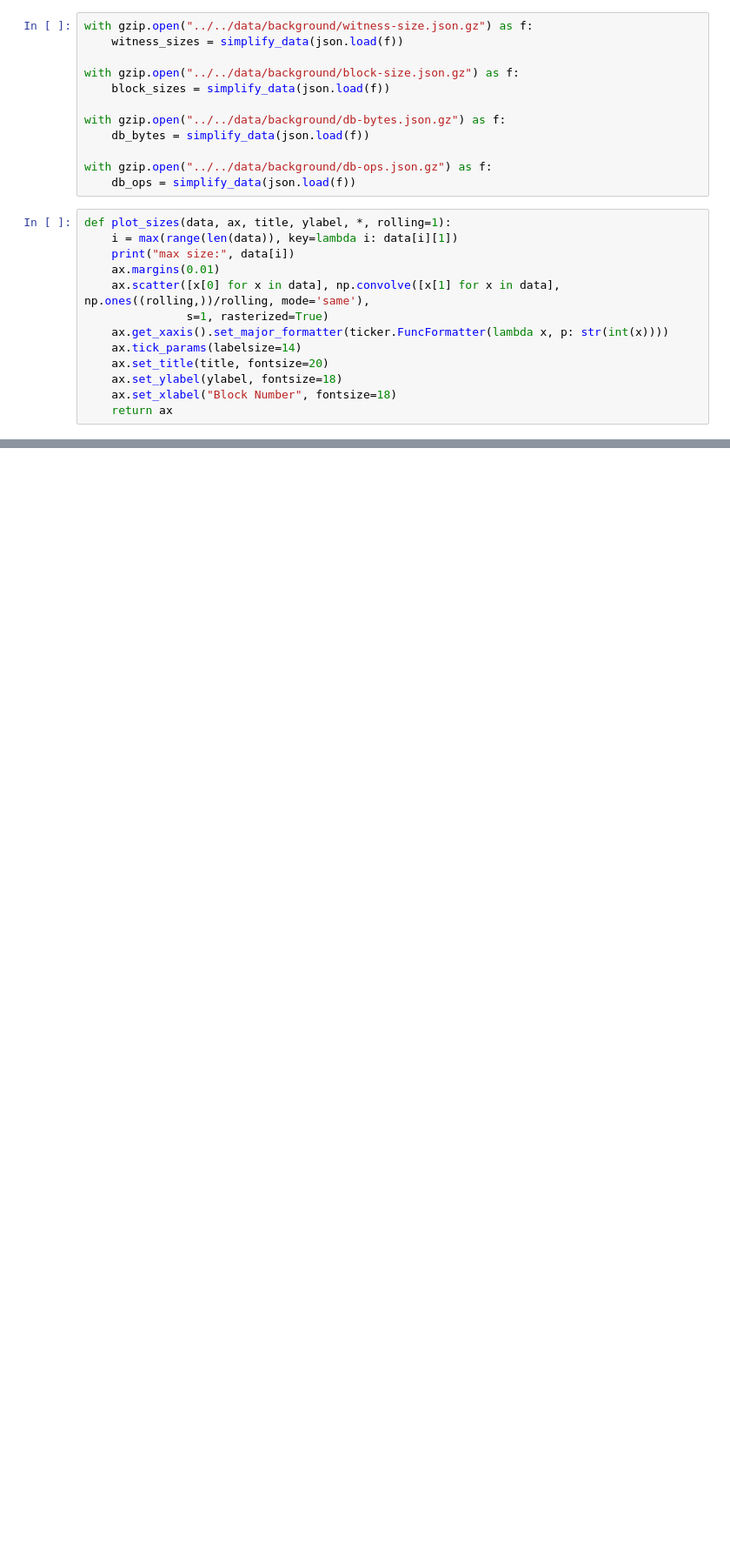
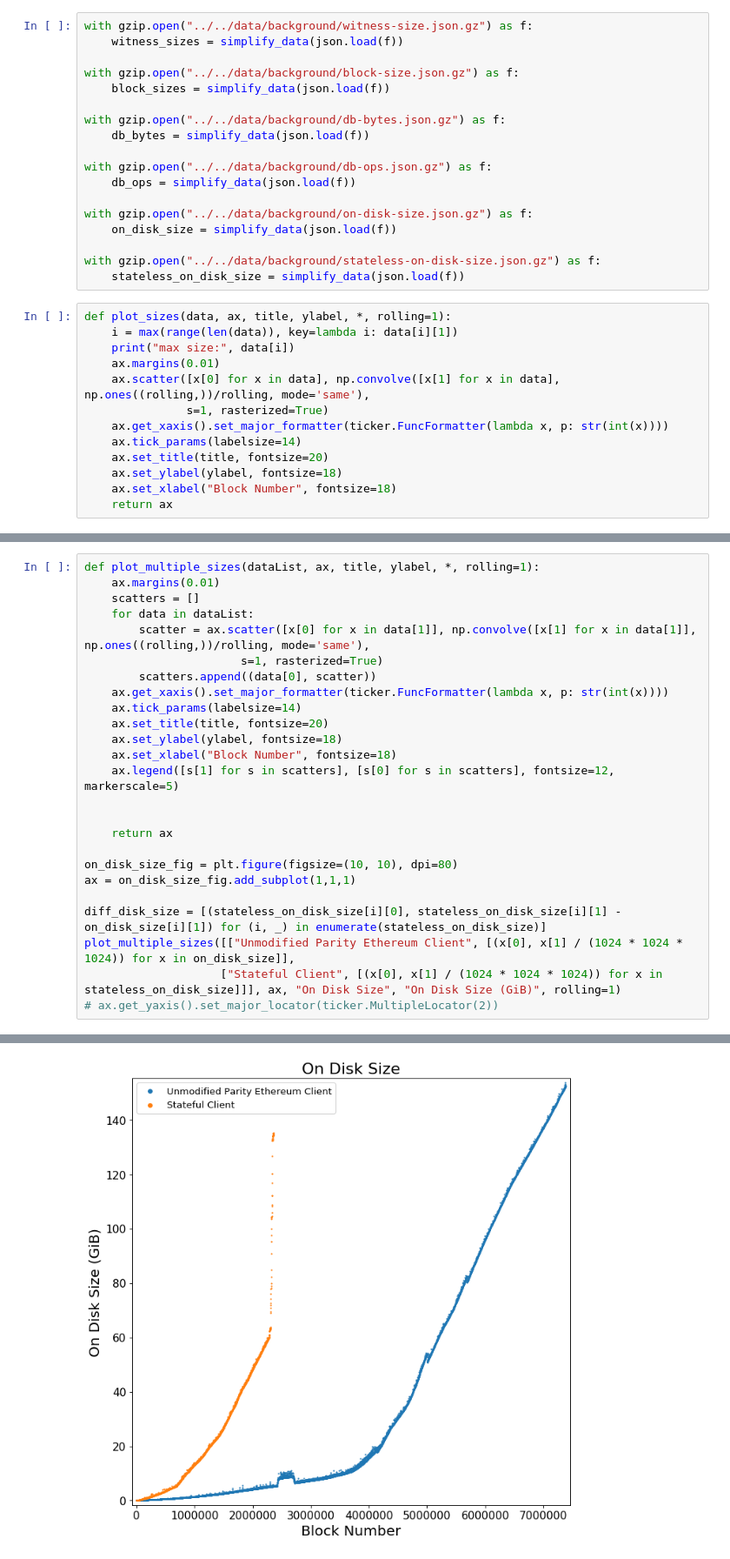
Before and after one commit to souvik1997/thesis, a Jupyter notebook: figures/results/graphs/background/Plots.ipynb, the cells around one changed output, grey strips where cells are left out. Shown at 87% size. Cells and saved outputs as stored; diff of their text form; blank space fills up the shorter version.

Commit message:
add stateless on disk size data and graphs

```diff
--- a/figures/results/graphs/background/Plots.ipynb
+++ b/figures/results/graphs/background/Plots.ipynb
@@ -40,6 +40,12 @@ with gzip.open("../../data/background/db-bytes.json.gz") as f:
 
 with gzip.open("../../data/background/db-ops.json.gz") as f:
     db_ops = simplify_data(json.load(f))
+
+with gzip.open("../../data/background/on-disk-size.json.gz") as f:
+    on_disk_size = simplify_data(json.load(f))
+
+with gzip.open("../../data/background/stateless-on-disk-size.json.gz") as f:
+    stateless_on_disk_size = simplify_data(json.load(f))
 # %%
 def plot_sizes(data, ax, title, ylabel, *, rolling=1):
     i = max(range(len(data)), key=lambda i: data[i][1])
@@ -72,0 +121,26 @@ max size: (2306350, 46.926419258117676)
+# %%
+def plot_multiple_sizes(dataList, ax, title, ylabel, *, rolling=1):
+    ax.margins(0.01)
+    scatters = []
+    for data in dataList:
+        scatter = ax.scatter([x[0] for x in data[1]], np.convolve([x[1] for x in data[1]], np.ones((rolling,))/rolling, mode='same'),
+                       s=1, rasterized=True)
+        scatters.append((data[0], scatter))
+    ax.get_xaxis().set_major_formatter(ticker.FuncFormatter(lambda x, p: str(int(x))))
+    ax.tick_params(labelsize=14)
+    ax.set_title(title, fontsize=20)
+    ax.set_ylabel(ylabel, fontsize=18)
+    ax.set_xlabel("Block Number", fontsize=18)
+    ax.legend([s[1] for s in scatters], [s[0] for s in scatters], fontsize=12, markerscale=5)
+
+
+    return ax
+
+on_disk_size_fig = plt.figure(figsize=(10, 10), dpi=80)
+ax = on_disk_size_fig.add_subplot(1,1,1)
+
+diff_disk_size = [(stateless_on_disk_size[i][0], stateless_on_disk_size[i][1] - on_disk_size[i][1]) for (i, _) in enumerate(stateless_on_disk_size)]
+plot_multiple_sizes([["Unmodified Parity Ethereum Client", [(x[0], x[1] / (1024 * 1024 * 1024)) for x in on_disk_size]],
+                    ["Stateful Client", [(x[0], x[1] / (1024 * 1024 * 1024)) for x in stateless_on_disk_size]]], ax, "On Disk Size", "On Disk Size (GiB)", rolling=1)
+# ax.get_yaxis().set_major_locator(ticker.MultipleLocator(2))
+# %% [output]
@@ -72,0 +148 @@ max size: (2306350, 46.926419258117676)
+[figure, added]
```
Also changed, not shown: parts of 8 cells of this notebook, 3 other files.
